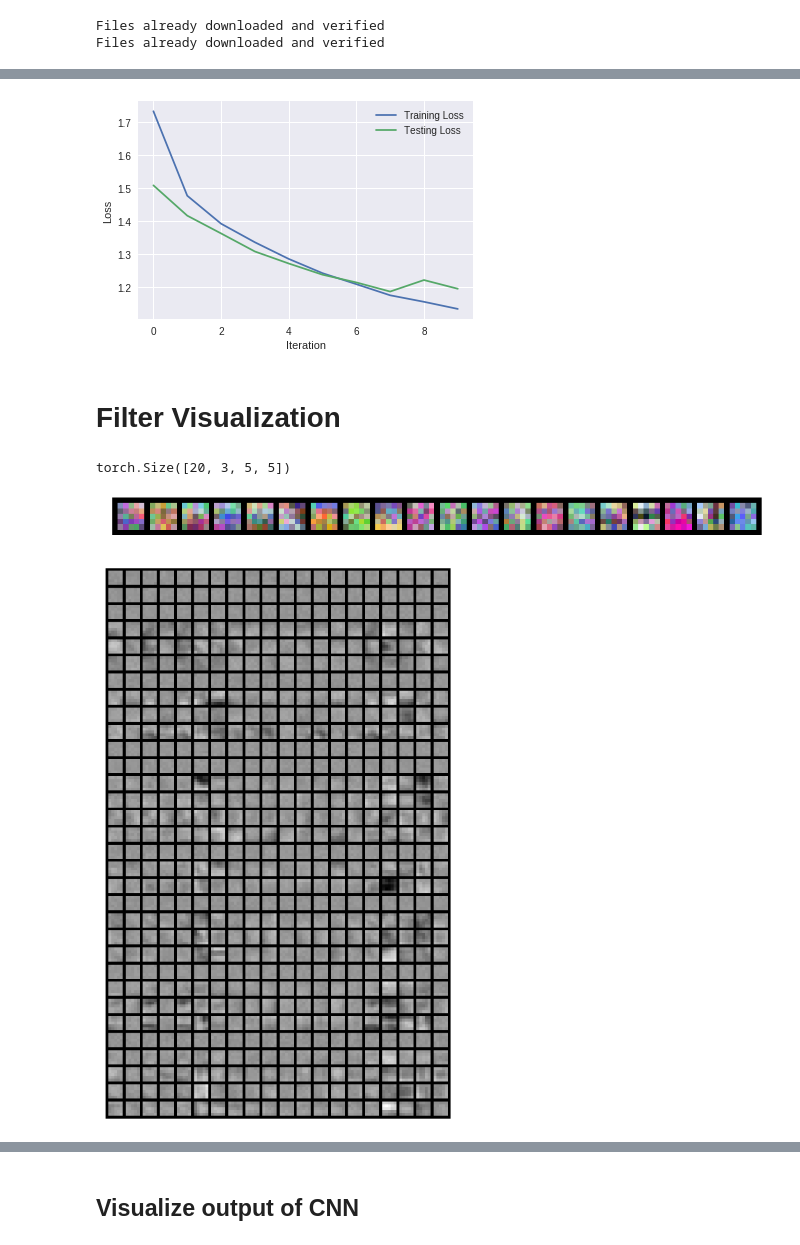
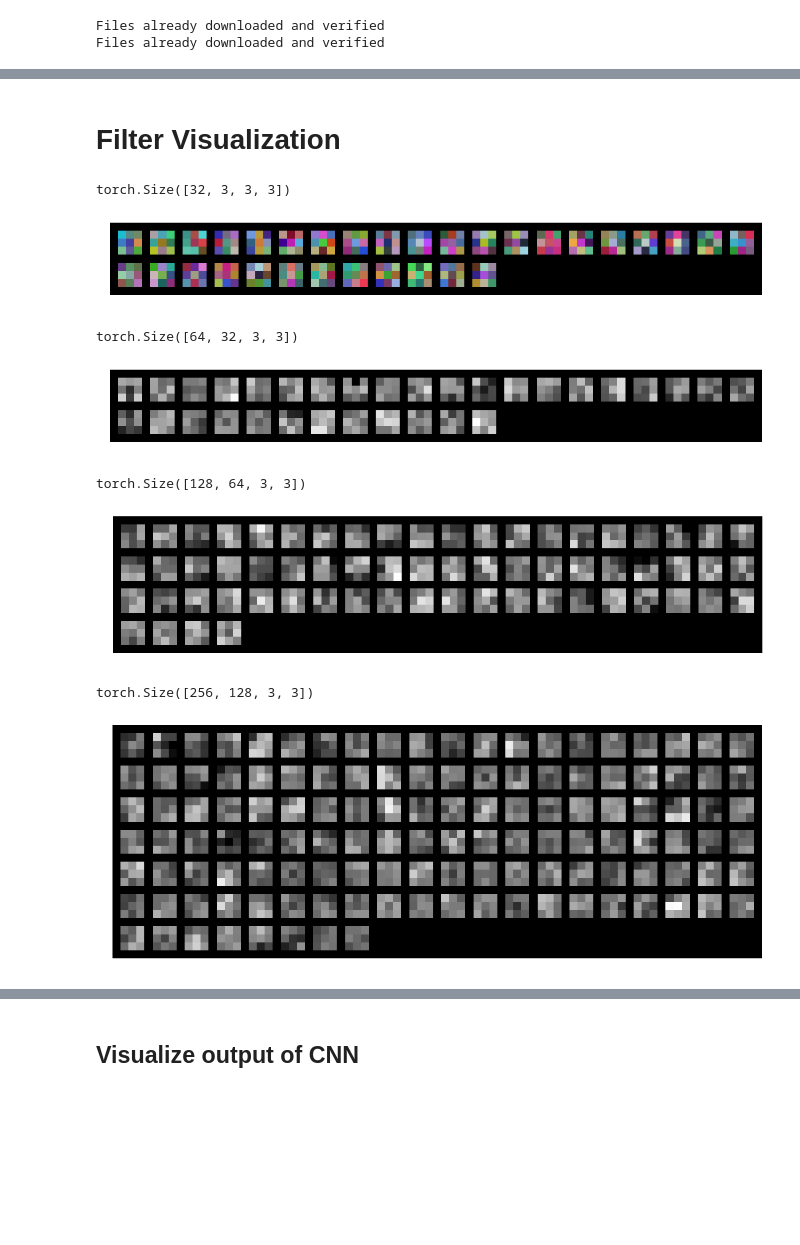
Before and after one commit to MdAsifKhan/cudavision, a Jupyter notebook: Session4/Assignment_4.ipynb, the cells around one changed output, grey strips where cells are left out. Saved outputs shown, nothing was run; the diff lists cells and outputs as text; code cells hidden in the pictures; blank space fills up the shorter version.

```diff
--- a/Session4/Assignment_4.ipynb
+++ b/Session4/Assignment_4.ipynb
@@ -263,7 +65,3 @@ tensor(57)
-# %%
-modeleval.plot_loss()
-# %% [output]
-[figure, removed]
 # %% [markdown]
 # Filter Visualization
 # %%
@@ -283,27 +81,48 @@ def vistensor(tensor, ch=0, nrow=20, padding=1):
     rows = np.min((tensor.shape[0]//nrow + 1, 64 ) )
     grid = utils.make_grid(tensor, nrow=nrow, normalize=True, padding=padding)
     plt.figure(figsize=(nrow,rows) )
-    plt.imshow(grid.numpy().transpose((1, 2, 0)))
+    plt.imshow(grid.cpu().numpy().transpose((1, 2, 0)))
 # %%
-
 filters = model.modules()
 model_layers = [i for i in model.children()]
 first_layer = model_layers[0]
-second_layer = model_layers[4]
+second_layer = model_layers[3]
+third_layer = model_layers[6]
+fourth_layer = model_layers[9]
 
 first_kernels = first_layer.weight.data.clone()
 print(first_kernels.shape)
 vistensor(first_kernels)
 plt.axis('off')
 plt.ioff()
 plt.show()
 
 second_kernels = second_layer.weight.data.clone()
-vistensor(second_kernels)
+print(second_kernels.shape)
+vistensor(second_kernels[0, ...].reshape(1, 32, 3,3))
 plt.axis('off')
 plt.ioff()
 plt.show()
+
+third_kernels = third_layer.weight.data.clone()
+print(third_kernels.shape)
+vistensor(third_kernels[0, ...].reshape(1, 64, 3, 3))
+plt.axis('off')
+plt.ioff()
+plt.show()
+
+fourth_kernels = fourth_layer.weight.data.clone()
+print(fourth_kernels.shape)
+vistensor(fourth_kernels[0, ...].reshape(1, 128, 3, 3))
+plt.axis('off')
+plt.ioff()
+plt.show()
 # %% [output]
-torch.Size([20, 3, 5, 5])
+torch.Size([32, 3, 3, 3])
-[figure, old version]
+[figure, new version]
+torch.Size([64, 32, 3, 3])
-[figure, old version]
+[figure, new version]
+torch.Size([128, 64, 3, 3])
+[figure, added]
+torch.Size([256, 128, 3, 3])
+[figure, added]
```
Also changed, not shown: parts of 20 cells of this notebook, 4 other files.
